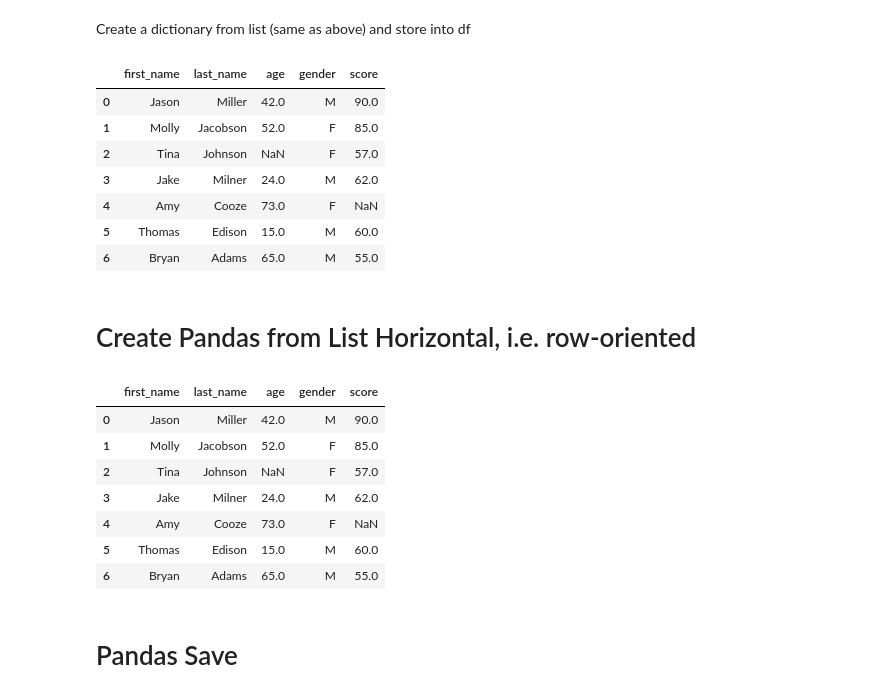
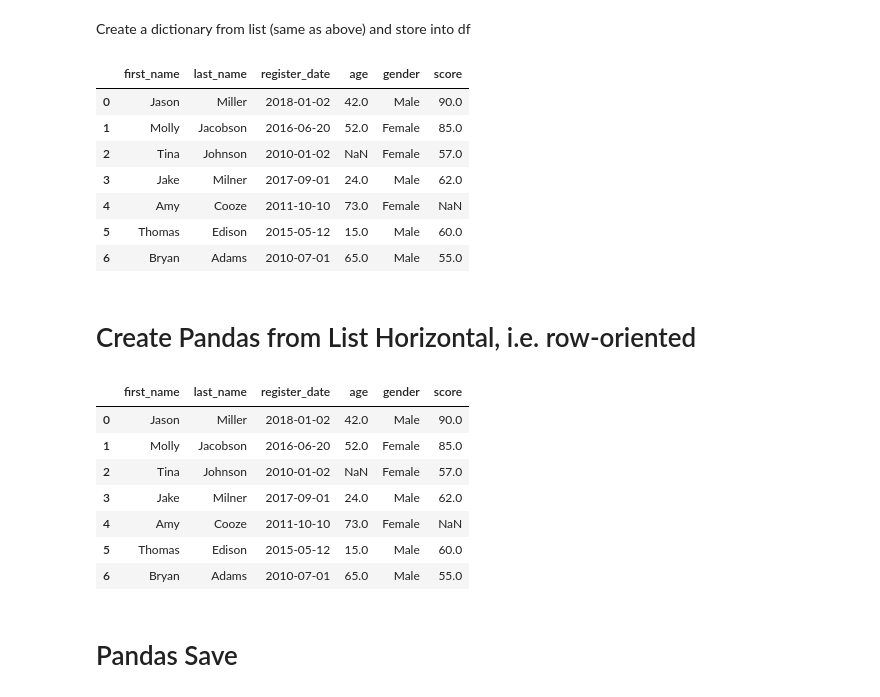
Before and after one commit to jkwd/notes, a Jupyter notebook: Pandas Code.ipynb, the cells around one changed output. Saved outputs shown, nothing was run; the diff lists cells and outputs as text; code cells hidden in the pictures.

```diff
--- a/Pandas Code.ipynb
+++ b/Pandas Code.ipynb
@@ -77,48 +83,49 @@ Create a dictionary from list (same as above) and store into df
 # %%
 fname_arr = ['Jason', 'Molly', 'Tina', 'Jake', 'Amy','Thomas', 'Bryan']
 lname_arr = ['Miller', 'Jacobson', "Johnson", 'Milner', 'Cooze','Edison', 'Adams']
+register_arr = [np.datetime64('2018-01-02'), np.datetime64('2016-06-20'), np.datetime64('2010-01-02'), np.datetime64('2017-09-01'), np.datetime64('2011-10-10'), np.datetime64('2015-05-12'), np.datetime64('2010-07-01')]
 age_arr = [42, 52, np.nan, 24, 73, 15, 65]
-gender_arr = ['M','F', 'F', 'M', 'F','M', 'M']
+gender_arr = ['Male','Female', 'Female', 'Male', 'Female','Male', 'Male']
 score_arr = [90, 85, 57, 62, np.nan, 60, 55]
 
-d = {'first_name' : fname_arr, 'last_name': lname_arr, 'age': age_arr, 'gender': gender_arr, 'score': score_arr}
+d = {'first_name' : fname_arr, 'last_name': lname_arr, 'register_date': register_arr, 'age': age_arr, 'gender': gender_arr, 'score': score_arr}
 
 df = pd.DataFrame(d)
 df
 # %% [output]
-|  | first_name | last_name | age | gender | score |
-| 0 | Jason | Miller | 42.0 | M | 90.0 |
-| 1 | Molly | Jacobson | 52.0 | F | 85.0 |
-| 2 | Tina | Johnson | NaN | F | 57.0 |
-| 3 | Jake | Milner | 24.0 | M | 62.0 |
-| 4 | Amy | Cooze | 73.0 | F | NaN |
-| 5 | Thomas | Edison | 15.0 | M | 60.0 |
-| 6 | Bryan | Adams | 65.0 | M | 55.0 |
+|  | first_name | last_name | register_date | age | gender | score |
+| 0 | Jason | Miller | 2018-01-02 | 42.0 | Male | 90.0 |
+| 1 | Molly | Jacobson | 2016-06-20 | 52.0 | Female | 85.0 |
+| 2 | Tina | Johnson | 2010-01-02 | NaN | Female | 57.0 |
+| 3 | Jake | Milner | 2017-09-01 | 24.0 | Male | 62.0 |
+| 4 | Amy | Cooze | 2011-10-10 | 73.0 | Female | NaN |
+| 5 | Thomas | Edison | 2015-05-12 | 15.0 | Male | 60.0 |
+| 6 | Bryan | Adams | 2010-07-01 | 65.0 | Male | 55.0 |
 # %% [markdown]
 <a id='from_list_row'></a>
 # Create Pandas from List Horizontal, i.e. row-oriented
 # %%
-person_list = [['Jason','Miller',42,'M',90],
-               ['Molly', 'Jacobson',52,'F',85],
-               ['Tina','Johnson',np.nan,'F',57],
-               ['Jake','Milner',24,'M',62],
-               ['Amy','Cooze',73,'F',np.nan],
-               ['Thomas','Edison',15,'M',60],
-               ['Bryan','Adams',65,'M',55]]
+person_list = [['Jason','Miller',np.datetime64('2018-01-02'),42,'Male',90],
+               ['Molly', 'Jacobson',np.datetime64('2016-06-20'),52,'Female',85],
+               ['Tina','Johnson',np.datetime64('2010-01-02'),np.nan,'Female',57],
+               ['Jake','Milner',np.datetime64('2017-09-01'),24,'Male',62],
+               ['Amy','Cooze',np.datetime64('2011-10-10'),73,'Female',np.nan],
+               ['Thomas','Edison',np.datetime64('2015-05-12'),15,'Male',60],
+               ['Bryan','Adams',np.datetime64('2010-07-01'),65,'Male',55]]
 
-columns_name = ['first_name','last_name','age','gender','score']
+columns_name = ['first_name','last_name', 'register_date','age','gender','score']
 
 df = pd.DataFrame(person_list, columns=columns_name)
 df
 # %% [output]
-|  | first_name | last_name | age | gender | score |
-| 0 | Jason | Miller | 42.0 | M | 90.0 |
-| 1 | Molly | Jacobson | 52.0 | F | 85.0 |
-| 2 | Tina | Johnson | NaN | F | 57.0 |
-| 3 | Jake | Milner | 24.0 | M | 62.0 |
-| 4 | Amy | Cooze | 73.0 | F | NaN |
-| 5 | Thomas | Edison | 15.0 | M | 60.0 |
-| 6 | Bryan | Adams | 65.0 | M | 55.0 |
+|  | first_name | last_name | register_date | age | gender | score |
+| 0 | Jason | Miller | 2018-01-02 | 42.0 | Male | 90.0 |
+| 1 | Molly | Jacobson | 2016-06-20 | 52.0 | Female | 85.0 |
+| 2 | Tina | Johnson | 2010-01-02 | NaN | Female | 57.0 |
+| 3 | Jake | Milner | 2017-09-01 | 24.0 | Male | 62.0 |
+| 4 | Amy | Cooze | 2011-10-10 | 73.0 | Female | NaN |
+| 5 | Thomas | Edison | 2015-05-12 | 15.0 | Male | 60.0 |
+| 6 | Bryan | Adams | 2010-07-01 | 65.0 | Male | 55.0 |
 # %% [markdown]
 <a id=#save></a>
 # Pandas Save
```
Also changed, not shown: parts of 63 cells of this notebook.
